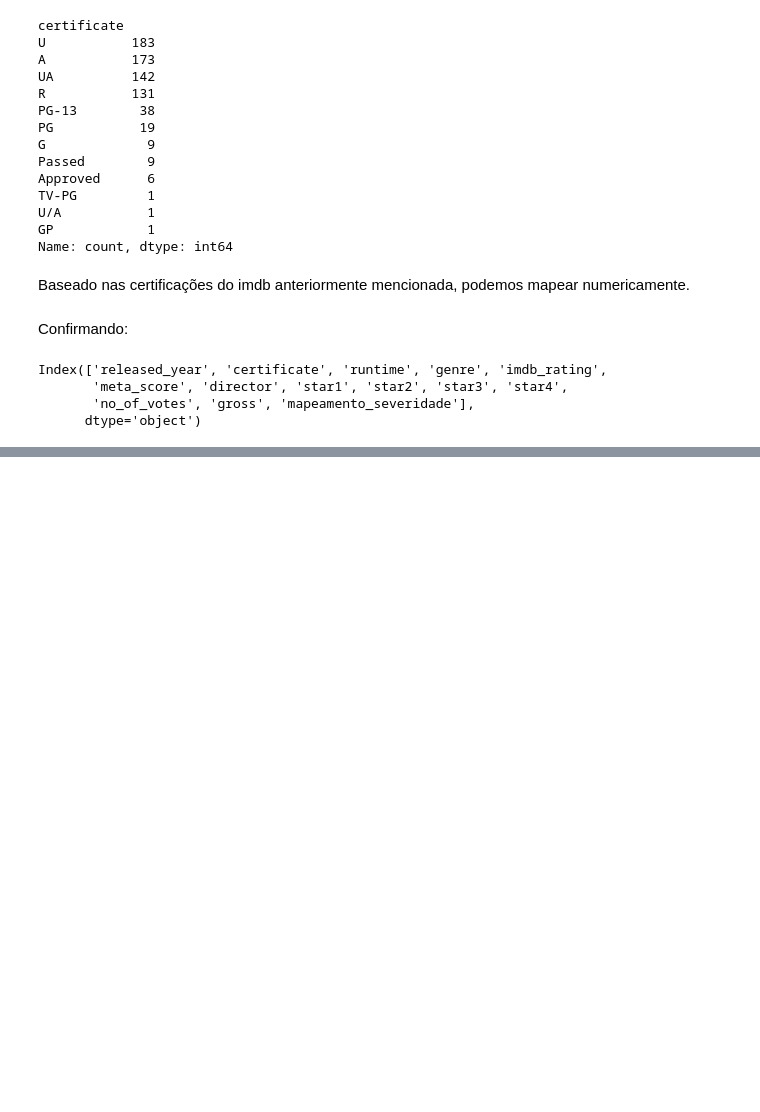
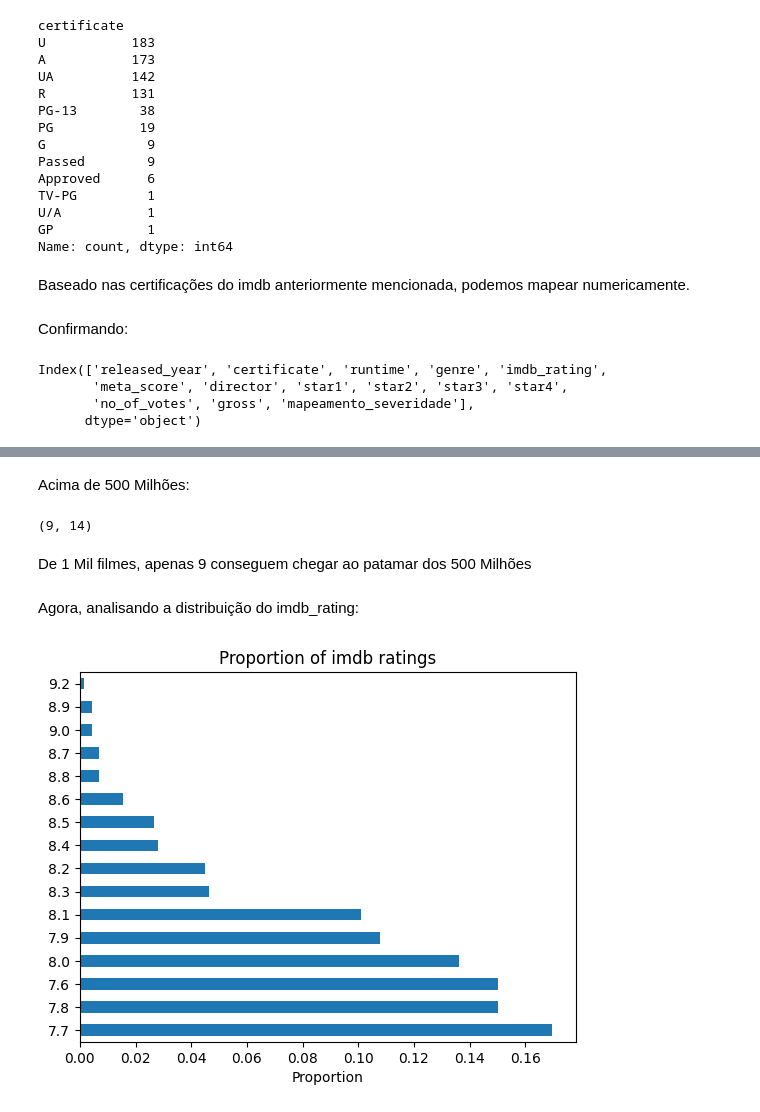
Before and after one commit to Ayrton-Machado/Previsao-de-rating-IMDB-de-filmes, a Jupyter notebook: modelo.ipynb, the cells around one changed output, grey strips where cells are left out. Saved outputs shown, nothing was run; the diff lists cells and outputs as text; code cells hidden in the pictures; blank space fills up the shorter version.

```diff
--- a/modelo.ipynb
+++ b/modelo.ipynb
@@ -245,0 +300,21 @@ Com os dados formatados e limpos, é possível analisar estatisticamente.
+# %% [markdown]
+Acima de 500 Milhões:
+# %%
+acima_500M = series[series['gross'] > 500000000]
+acima_500M.shape
+# %% [output]
+(9, 14)
+# %% [markdown]
+De 1 Mil filmes, apenas 9 conseguem chegar ao patamar dos 500 Milhões
+# %% [markdown]
+Agora, analisando a distribuição do imdb_rating:
+# %%
+fig, ax = plt.subplots()
+
+series['imdb_rating'].value_counts(normalize=True).plot.barh()
+
+ax.set(title='Proportion of imdb ratings',
+       xlabel='Proportion', ylabel='')
+plt.show();
+# %% [output]
+[figure, added]
```
Also changed, not shown: parts of 55 cells of this notebook, 1 other file.
